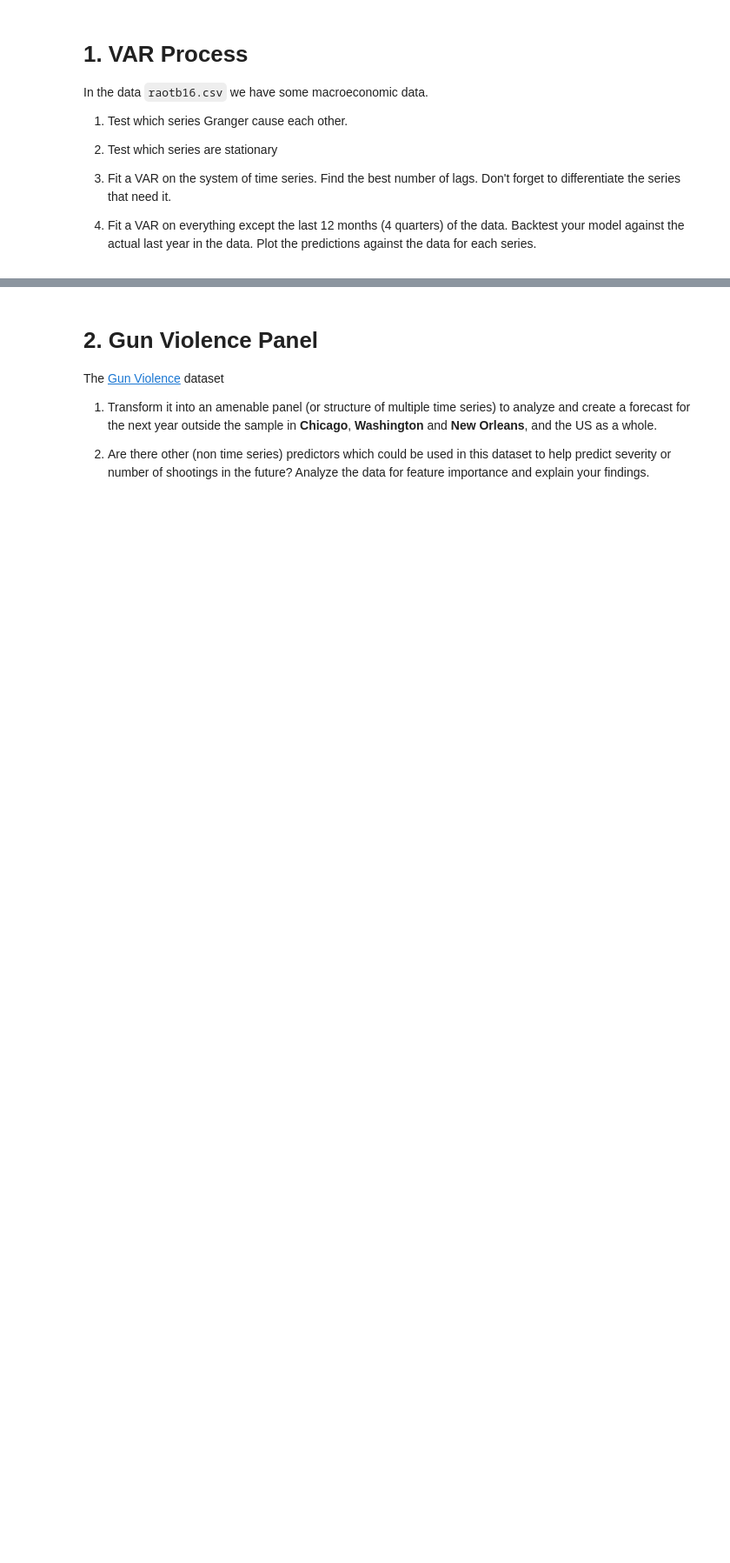
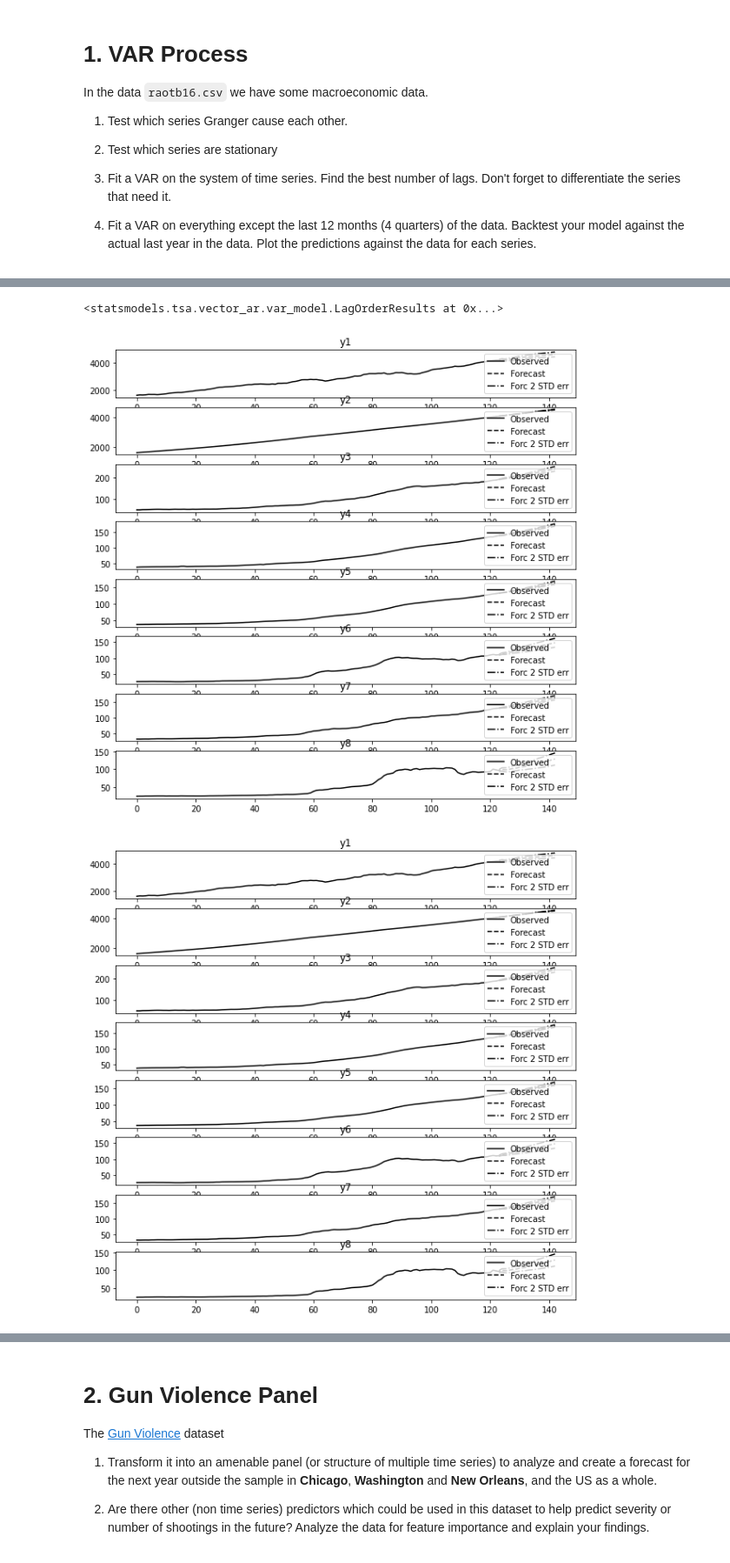
Before and after one commit to Ethelbert-Tang/5-6-var-panel, a Jupyter notebook: workshop.ipynb, the cells around one changed output, grey strips where cells are left out. Shown: that part at 87% size. Cells and saved outputs as stored; diff of their text form; code cells hidden in the pictures; blank space fills up the shorter version.

```diff
--- a/workshop.ipynb
+++ b/workshop.ipynb
@@ -12,0 +70,10 @@ In the data `raotb16.csv` we have some macroeconomic data.
+# %%
+model.select_order(5)
+# %% [output]
+<statsmodels.tsa.vector_ar.var_model.LagOrderResults at 0x...>
+# %%
+results = model.fit(maxlags=5, ic='aic')
+results.plot_forecast(20)
+# %% [output]
+[figure, added]
+[figure, added]
```
Also changed, not shown: parts of 35 cells of this notebook.
